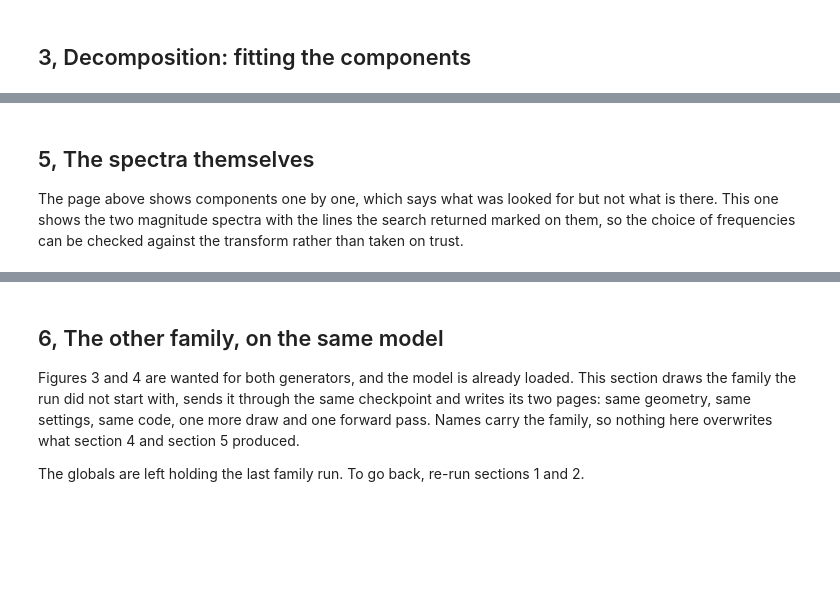
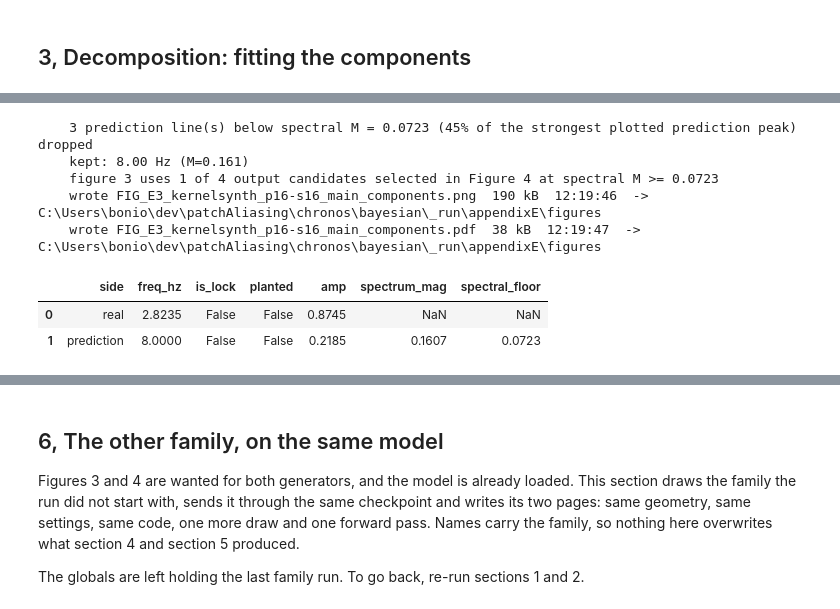
Before and after one commit to FedericoSabbadini/patchAliasing, a Jupyter notebook: chronos/bayesian/appendixE_decomposition.ipynb, the cells around one changed output, grey strips where cells are left out. Drawn from its saved outputs; the diff is of its cells as text; code cells hidden in the pictures; blank space fills up the shorter version.

Commit message:
fix(appendix-e): align spectral threshold and component selection

```diff
--- a/chronos/bayesian/appendixE_decomposition.ipynb
+++ b/chronos/bayesian/appendixE_decomposition.ipynb
@@ -421,8 +426,9 @@ def above_pool(f):
 def top_peaks(x, n_peaks=None, min_sep=None, band=BAND, fs=FS, min_rel=None):
     """The strongest spectral lines of `x` inside `band`.
 
-    At most `n_peaks`, no two closer than `min_sep`, and none weaker than `min_rel` of the
-    strongest: a signal with three lines returns three, not eight rows of noise.
+    Candidates must be local maxima of the plotted spectrum. At most `n_peaks` are returned,
+    no two closer than `min_sep`, and none weaker than `min_rel` of the strongest: a broad lobe
+    therefore contributes its summit, not several high points on the same shoulder.
     """
     n_peaks = N_PEAKS_PRED if n_peaks is None else int(n_peaks)
     # never below the resolving power: two "peaks" closer than fs/N are one line seen twice,
@@ -435,10 +441,16 @@ def top_peaks(x, n_peaks=None, min_sep=None, band=BAND, fs=FS, min_rel=None):
     if not len(mag) or mag.max() <= 0:
         return []
     floor = min_rel * mag.max()
+    local = np.zeros(len(mag), dtype=bool)
+    if len(mag) == 1:
+        local[0] = True
+    else:
+        local[0] = mag[0] >= mag[1]
+        local[-1] = mag[-1] > mag[-2]
+        local[1:-1] = (mag[1:-1] > mag[:-2]) & (mag[1:-1] >= mag[2:])
+    candidates = np.flatnonzero(local & (mag >= floor))
     picked = []
-    for i in np.argsort(mag)[::-1]:
-        if mag[i] < floor:
-            break
+    for i in candidates[np.argsort(mag[candidates])[::-1]]:
         f = float(fr[i])
         if all(abs(f - p) >= min_sep for p in picked):
             picked.append(f)
@@ -1053,12 +1116,11 @@ on a lock frequency, when one was planted, is drawn in purple on whichever side
 # %%
-def own_components_page(fname):
-    """Real signal and its components on the left, prediction and its components on the right."""
+def own_components_page(fname, selection=None):
+    """Real and prediction components; prediction membership comes from Figure 4's cut."""
+    selection = prediction_selection() if selection is None else selection
     freqs_l = list(REF_FREQS)
-    freqs_r = prediction_lines()
-    all_lines = top_peaks(OUTPUT)
-    amps_all = [a for a, _ in components_of(OUTPUT, all_lines, n=FIT_WINDOW_PRED)]
-    print(f"    figure 3 keeps {len(freqs_r)} of {len(all_lines)} output lines, floor "
-          f"{amplitude_floor(amps_all):.4f} = {MIN_AMP_REL:g} x the strongest {MIN_AMP_REF}")
+    freqs_r = list(selection["frequencies"])
+    print(f"    figure 3 uses {len(freqs_r)} of {len(selection['candidates'])} output candidates "
+          f"selected in Figure 4 at spectral M >= {selection['floor']:.4f}")
     k = max(len(freqs_l), len(freqs_r))
 
     fit_l = components_of(REAL, freqs_l, n=FIT_WINDOW_REAL)
@@ -1110,16 +1172,18 @@ def own_components_page(fname):
                      span=len(OUTPUT), t0_samples=CTX)
             arrow(fig, ax_r, a2, "left")
             rows.append(dict(side="prediction", freq_hz=f, is_lock=is_lock(f), planted=planted,
-                             amp=amp))
+                             amp=amp,
+                             spectrum_mag=selection["magnitude_by_frequency"][f],
+                             spectral_floor=selection["floor"]))
 
     fig.suptitle(f"{NAME}: the main components of the real signal and of the prediction",
                  fontsize=12, y=1 - 0.28 / H)
     fig.text(0.5, 1 - 0.72 / H,
-             f"Left column, the frequencies the real signal is built from; right column, the "
-             f"strongest lines of the prediction.\nThe two are separate decompositions and a row "
-             f"does not pair them: what matters is which frequencies appear, and how strongly.\nEach "
-             f"column carries its own vertical scale, the left one set by the real signal and the "
-             f"right one by the prediction, so the amplitudes must be read off the axes."
+             f"Left column, the real signal's reference frequencies; right column, exactly the "
+             f"prediction lines above Figure 4's Hann-spectrum cut M = "
+             f"{selection['floor']:.4f}. A row does not pair them.\n"
+             f"After spectral selection, each component is a joint least-squares fit; A is its "
+             f"fitted amplitude, not its Figure 4 magnitude. Each column has its own scale."
              + ("\nThe planted component, and the predicted line that falls on it, are drawn in "
                 "purple." if INJECTED_LOCK is not None else ""),
              ha="center", va="top", fontsize=8.5, color="0.25")
@@ -1130,37 +1194,42 @@ def own_components_page(fname):
             Line2D([0], [0], color=C_OUT, lw=1.6, label="line of the prediction"),
             Line2D([0], [0], color=C_PLANT, lw=2.0,
                    label=f"planted on {INJECTED_LOCK:g} Hz, a lock of p{REF_P}-s{REF_S}, at "
                          f"{INJECT_LOCK_REL:g}x the strongest component")],
             loc="lower center", ncol=3, fontsize=8, frameon=False,
             bbox_to_anchor=(0.5, 0.66 / H))
     stamp_stub(fig)
     p = OUT / "figures" / fname
     fig.savefig(p, dpi=200, bbox_inches="tight")
     fig.savefig(p.with_suffix(".pdf"), bbox_inches="tight")
     plt.close(fig); report_written(p); report_written(p.with_suffix(".pdf"))
     return p, pd.DataFrame(rows)
 
 
 def draw_one(ax, f, amp, ph, colour, ylim, n_cycles=None, note="", span=None, t0_samples=0):
     """One component, in its own axes, over the window of the signal it was fitted on."""
     t_ms, y = component_curve(f, amp, ph, n_cycles, span=span, t0_samples=t0_samples)
     ax.axhline(0, color="0.85", lw=0.6, zorder=0)
     ax.plot(t_ms, y, color=colour, lw=1.3)
     ax.set_ylim(-ylim, ylim)
     ax.set_title(f"{f:.2f} Hz{'  (lock)' if is_lock(f) else ''}{note}\nA = {amp:.3f}",
                  fontsize=7, pad=2)
     ax.set_xlabel("time [ms]", fontsize=6)
     ax.tick_params(labelsize=5)
     amp_ticks(ax, ylim, mark=amp)
     ax.margins(x=0.01)
 
 
-page_c, table_c = own_components_page(f"FIG_E3_{run_suffix()}_main_components.png")
+PREDICTION_SELECTION = prediction_selection()
+page_c, table_c = own_components_page(
+    f"FIG_E3_{run_suffix()}_main_components.png", PREDICTION_SELECTION)
 table_c.to_csv(OUT / f"components_{run_suffix()}.csv", index=False)
 display(table_c.round(4))
+# %% [output]
+    3 prediction line(s) below spectral M = 0.0723 (45% of the strongest plotted prediction peak) dropped
+    kept: 8.00 Hz (M=0.161)
+    figure 3 uses 1 of 4 output candidates selected in Figure 4 at spectral M >= 0.0723
+    wrote FIG_E3_kernelsynth_p16-s16_main_components.png  190 kB  12:19:46  -> C:\Users\bonio\dev\patchAliasing\chronos\bayesian\_run\appendixE\figures
+    wrote FIG_E3_kernelsynth_p16-s16_main_components.pdf  38 kB  12:19:47  -> C:\Users\bonio\dev\patchAliasing\chronos\bayesian\_run\appendixE\figures
+|  | side | freq_hz | is_lock | planted | amp | spectrum_mag | spectral_floor |
+| 0 | real | 2.8235 | False | False | 0.8745 | NaN | NaN |
+| 1 | prediction | 8.0000 | False | False | 0.2185 | 0.1607 | 0.0723 |
-# %% [markdown]
-## 5, The spectra themselves
-
-The page above shows components one by one, which says what was looked for but not what is there.
-This one shows the two magnitude spectra with the lines the search returned marked on them, so the
-choice of frequencies can be checked against the transform rather than taken on trust.
```
Also changed, not shown: parts of 15 cells of this notebook.
